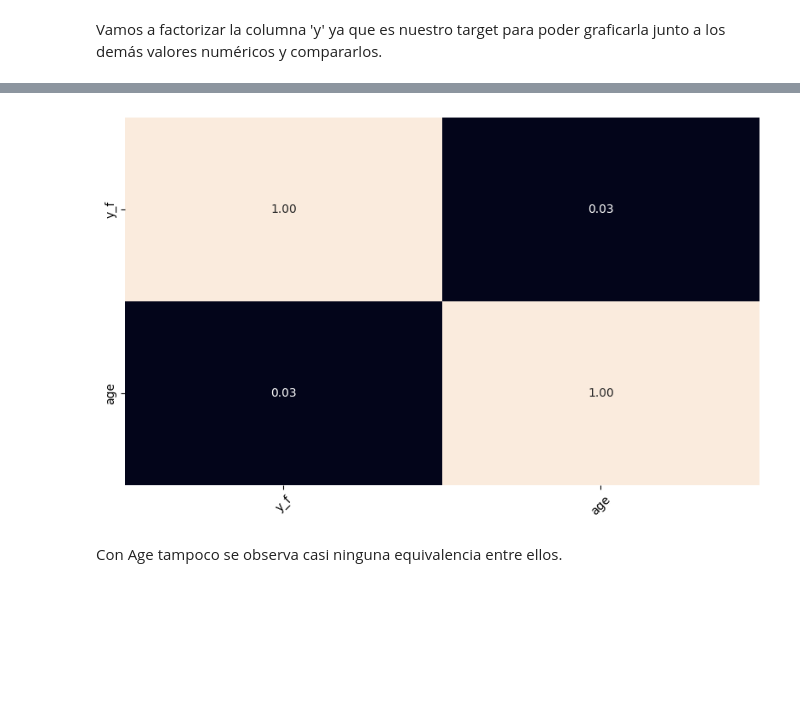
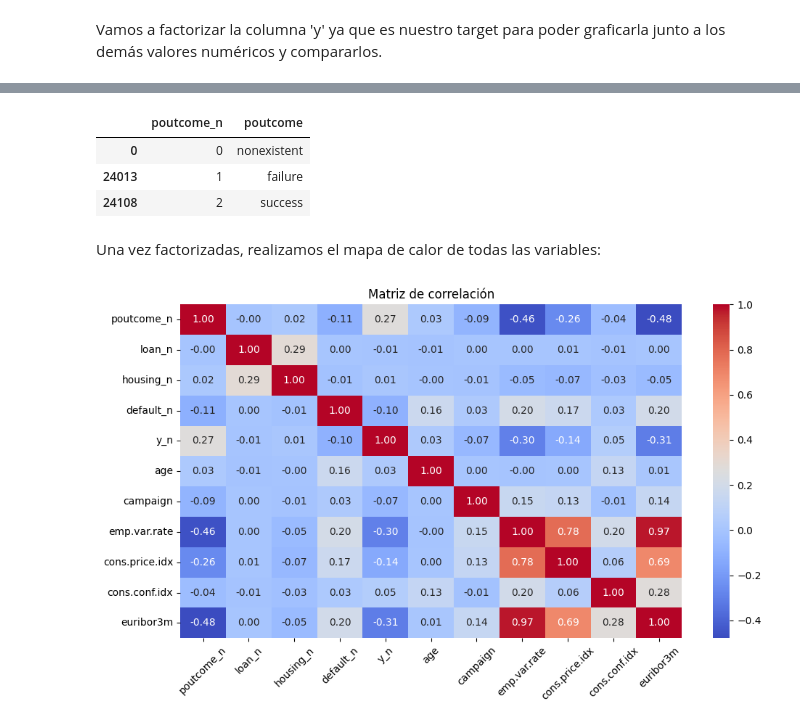
Before and after one commit to 4GeeksAcademy/ivandla96-Proyecto-Regresion-Logistica, a Jupyter notebook: src/explore.ipynb, the cells around one changed output, grey strips where cells are left out. Saved outputs shown, nothing was run; the diff lists cells and outputs as text; code cells hidden in the pictures; blank space fills up the shorter version.

```diff
--- a/src/explore.ipynb
+++ b/src/explore.ipynb
@@ -302,0 +331,3 @@ Aquí únicamente graficamos cons.confi.idx con nuestro target y observamos que
+# %%
+total_data["default_n"] = pd.factorize(total_data["default"])[0]
+total_data[["default_n", "default"]]
@@ -302,0 +355,3 @@ Aquí únicamente graficamos cons.confi.idx con nuestro target y observamos que
+# %%
+total_data["housing_n"] = pd.factorize(total_data["housing"])[0]
+total_data[["housing_n", "housing"]]
@@ -302,0 +379,3 @@ Aquí únicamente graficamos cons.confi.idx con nuestro target y observamos que
+# %%
+total_data["loan_n"] = pd.factorize(total_data["loan"])[0]
+total_data[["loan_n", "loan"]]
@@ -302,0 +403,3 @@ Aquí únicamente graficamos cons.confi.idx con nuestro target y observamos que
+# %%
+total_data["poutcome_n"] = pd.factorize(total_data["poutcome"])[0]
+total_data[["poutcome_n", "poutcome"]]
@@ -303,13 +420,20 @@ Aquí únicamente graficamos cons.confi.idx con nuestro target y observamos que
+# %%
+total_data[["poutcome_n", "poutcome"]].drop_duplicates()
+# %% [output]
+|  | poutcome_n | poutcome |
+| 0 | 0 | nonexistent |
+| 24013 | 1 | failure |
+| 24108 | 2 | success |
+# %% [markdown]
+Una vez factorizadas, realizamos el mapa de calor de todas las variables:
 # %%
-fig, axis = plt.subplots(1,1, figsize = (8, 5))
+fig, axis = plt.subplots(figsize = (10, 6))
 
-sns.regplot(data = total_data_c, x = "age", y = "y_f")
-sns.heatmap(total_data_c[["y_f", "age"]].corr(), annot = True, fmt = ".2f", cbar = False)
-
+sns.heatmap(total_data[["poutcome_n", "loan_n", "housing_n", "default_n", "y_n", "age", "campaign", "emp.var.rate", "cons.price.idx", "cons.conf.idx", "euribor3m"]].corr(), annot = True, cmap = "coolwarm", fmt = ".2f")
+plt.title("Matriz de correlación")
 plt.xticks(rotation=45)
 plt.tight_layout()
+
 plt.show()
 # %% [output]
-[figure, old version]
+[figure, new version]
-# %% [markdown]
-Con Age tampoco se observa casi ninguna equivalencia entre ellos.
```
Also changed, not shown: parts of 29 cells of this notebook.
